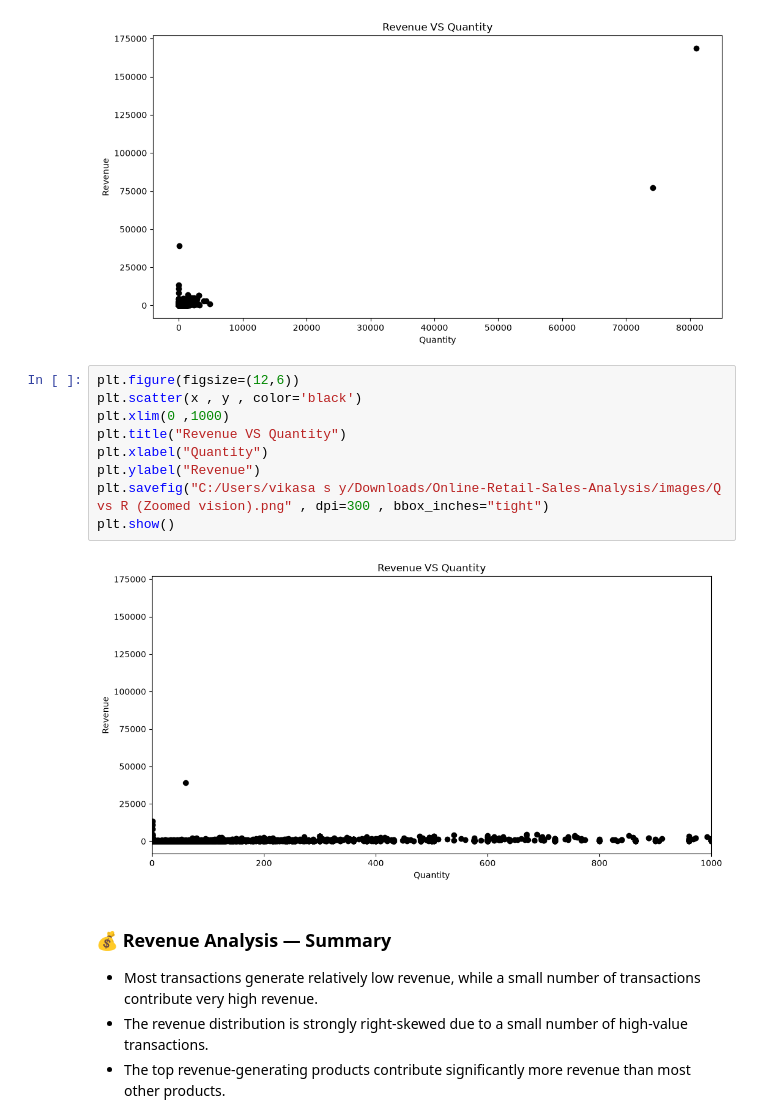
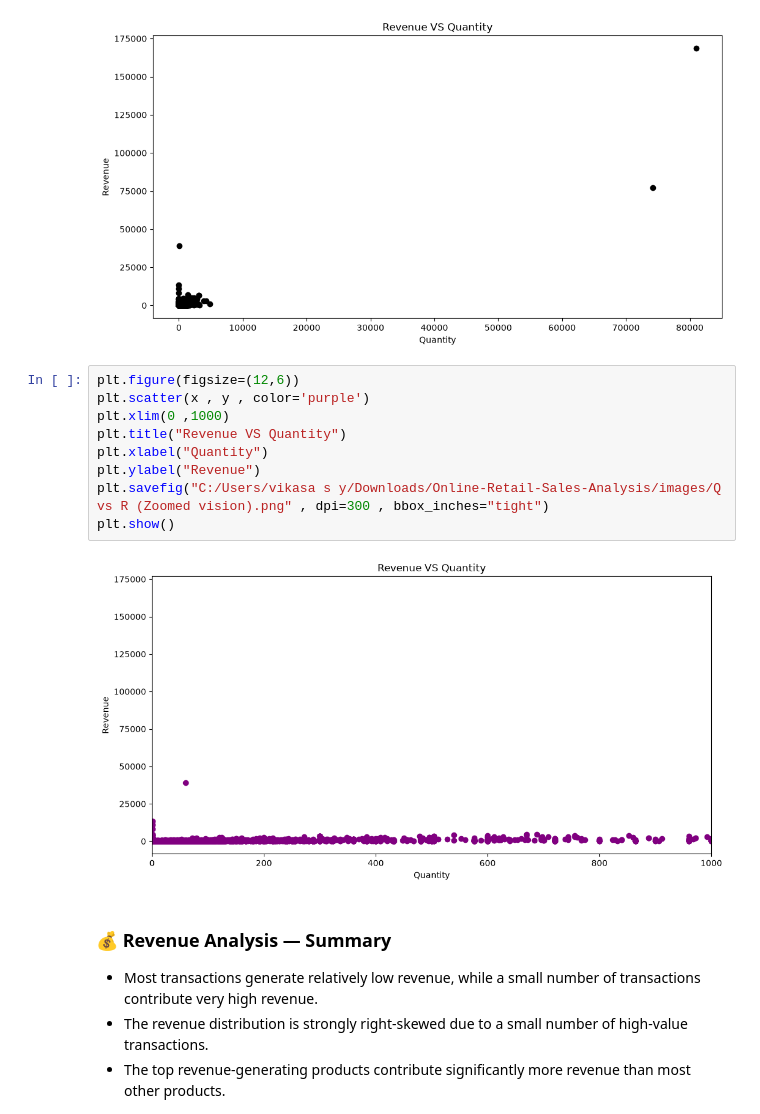
Before and after one commit to vikasa-y/Online-Retail-Sales-Analysis, a Jupyter notebook: Notebooks/Online_Retail_Eda.ipynb, the cells around one changed output. Drawn from its saved outputs; the diff is of its cells as text.

```diff
--- a/Notebooks/Online_Retail_Eda.ipynb
+++ b/Notebooks/Online_Retail_Eda.ipynb
@@ -1459,15 +1459,15 @@ plt.show()
 [figure]
 # %%
 plt.figure(figsize=(12,6))
-plt.scatter(x , y , color='black')
+plt.scatter(x , y , color='purple')
 plt.xlim(0 ,1000)
 plt.title("Revenue VS Quantity")
 plt.xlabel("Quantity")
 plt.ylabel("Revenue")
 plt.savefig("C:/Users/vikasa s y/Downloads/Online-Retail-Sales-Analysis/images/Q vs R (Zoomed vision).png" , dpi=300 , bbox_inches="tight")
 plt.show()
 # %% [output]
-[figure, old version]
+[figure, new version]
 # %% [markdown]
 ### 💰 Revenue Analysis — Summary
 
```
Also changed, not shown: parts of 3 cells of this notebook, 4 other files.
